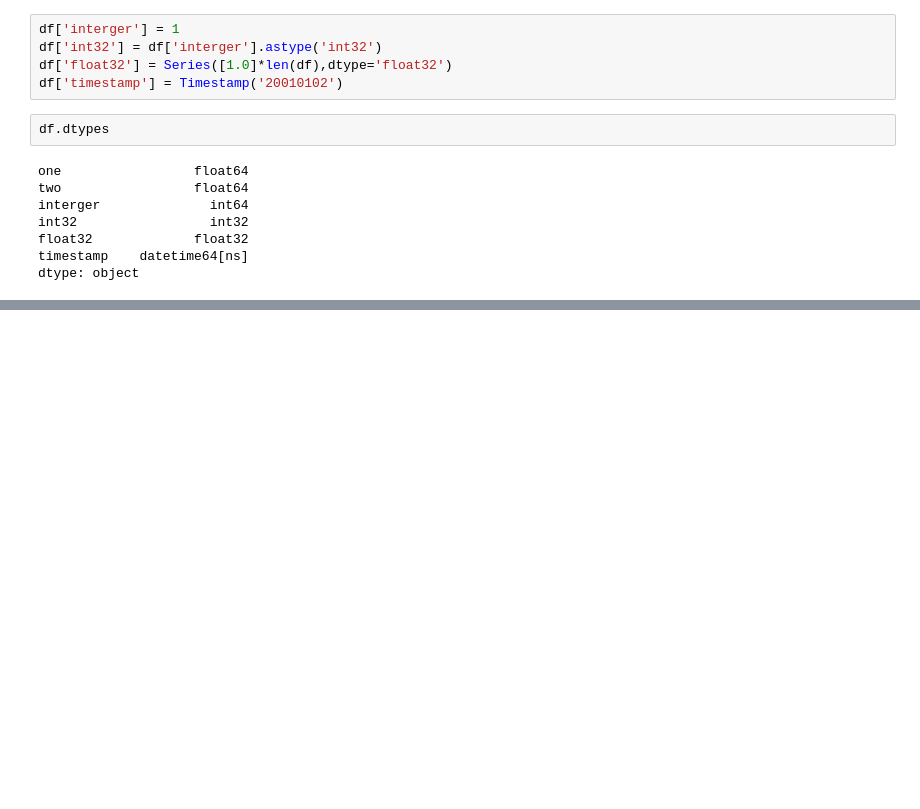
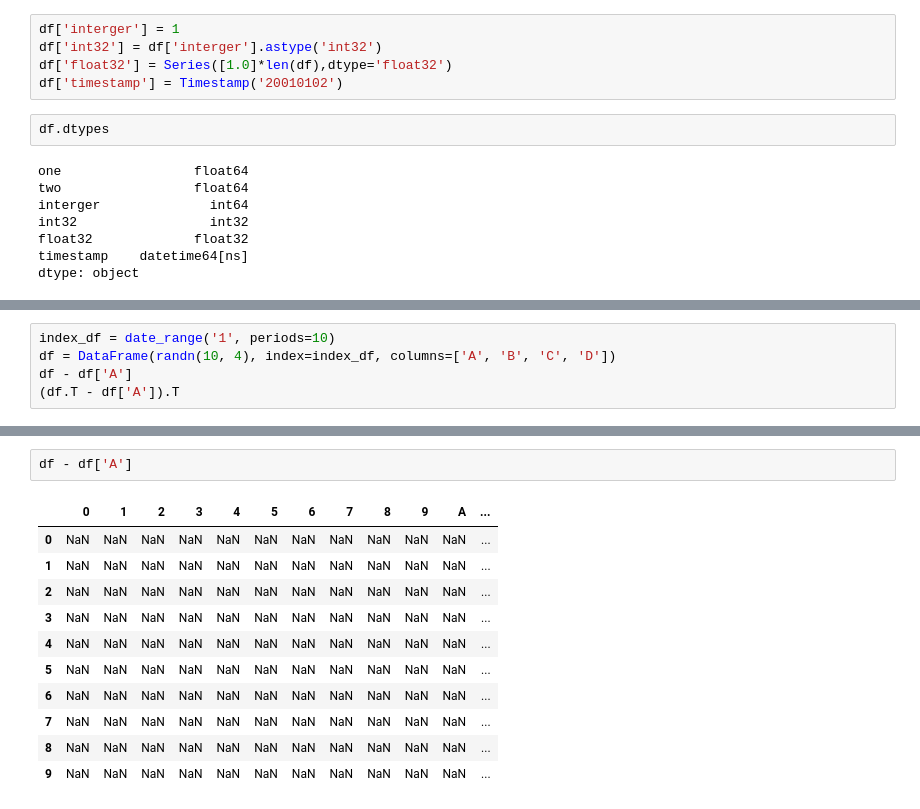
Before and after one commit to chenleo/ipynotebook, a Jupyter notebook: Pandas.ipynb, the cells around one changed output, grey strips where cells are left out. Cells and saved outputs as stored; diff of their text form; blank space fills up the shorter version.

```diff
--- a/Pandas.ipynb
+++ b/Pandas.ipynb
@@ -288,0 +292,5 @@ dtype: object
+# %%
+index_df = date_range('1', periods=10)
+df = DataFrame(randn(10, 4), index=index_df, columns=['A', 'B', 'C', 'D'])
+df - df['A']
+(df.T - df['A']).T
@@ -288,0 +309,14 @@ dtype: object
+# %%
+df - df['A']
+# %% [output]
+|  | 0 | 1 | 2 | 3 | 4 | 5 | 6 | 7 | 8 | 9 | A | ... |
+| 0 | NaN | NaN | NaN | NaN | NaN | NaN | NaN | NaN | NaN | NaN | NaN | ... |
+| 1 | NaN | NaN | NaN | NaN | NaN | NaN | NaN | NaN | NaN | NaN | NaN | ... |
+| 2 | NaN | NaN | NaN | NaN | NaN | NaN | NaN | NaN | NaN | NaN | NaN | ... |
+| 3 | NaN | NaN | NaN | NaN | NaN | NaN | NaN | NaN | NaN | NaN | NaN | ... |
+| 4 | NaN | NaN | NaN | NaN | NaN | NaN | NaN | NaN | NaN | NaN | NaN | ... |
+| 5 | NaN | NaN | NaN | NaN | NaN | NaN | NaN | NaN | NaN | NaN | NaN | ... |
+| 6 | NaN | NaN | NaN | NaN | NaN | NaN | NaN | NaN | NaN | NaN | NaN | ... |
+| 7 | NaN | NaN | NaN | NaN | NaN | NaN | NaN | NaN | NaN | NaN | NaN | ... |
+| 8 | NaN | NaN | NaN | NaN | NaN | NaN | NaN | NaN | NaN | NaN | NaN | ... |
+| 9 | NaN | NaN | NaN | NaN | NaN | NaN | NaN | NaN | NaN | NaN | NaN | ... |
```
Also changed, not shown: parts of 3 cells of this notebook, 3 other files.
